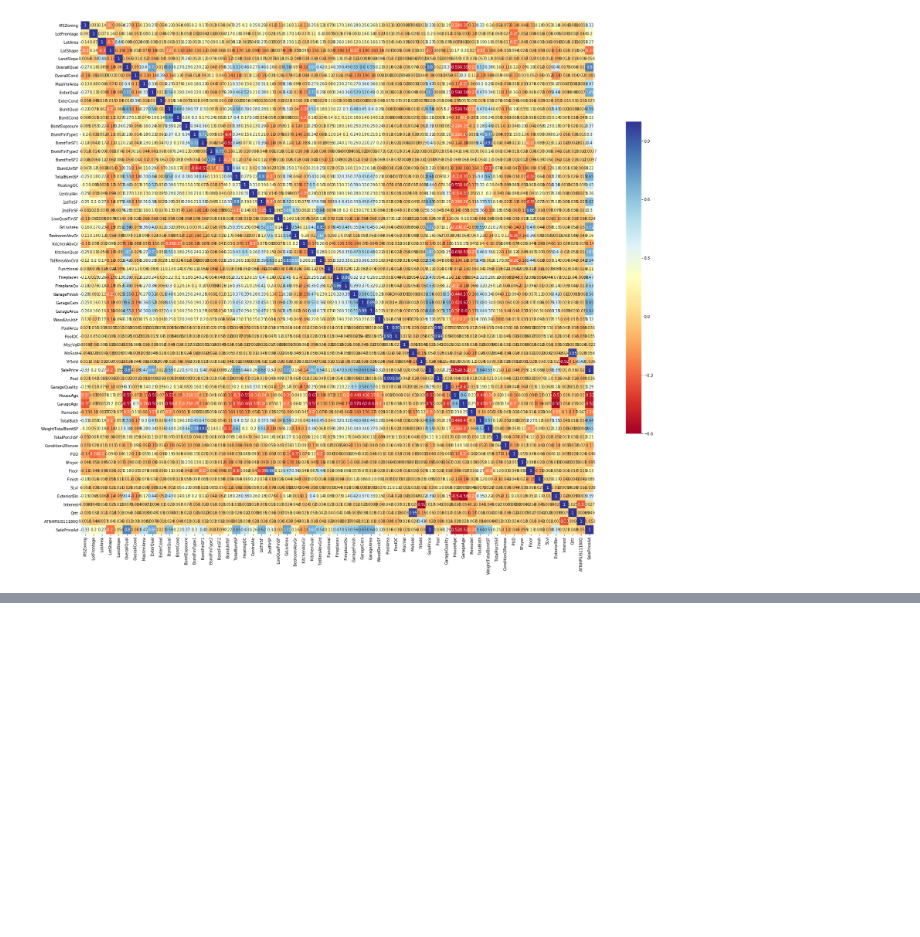
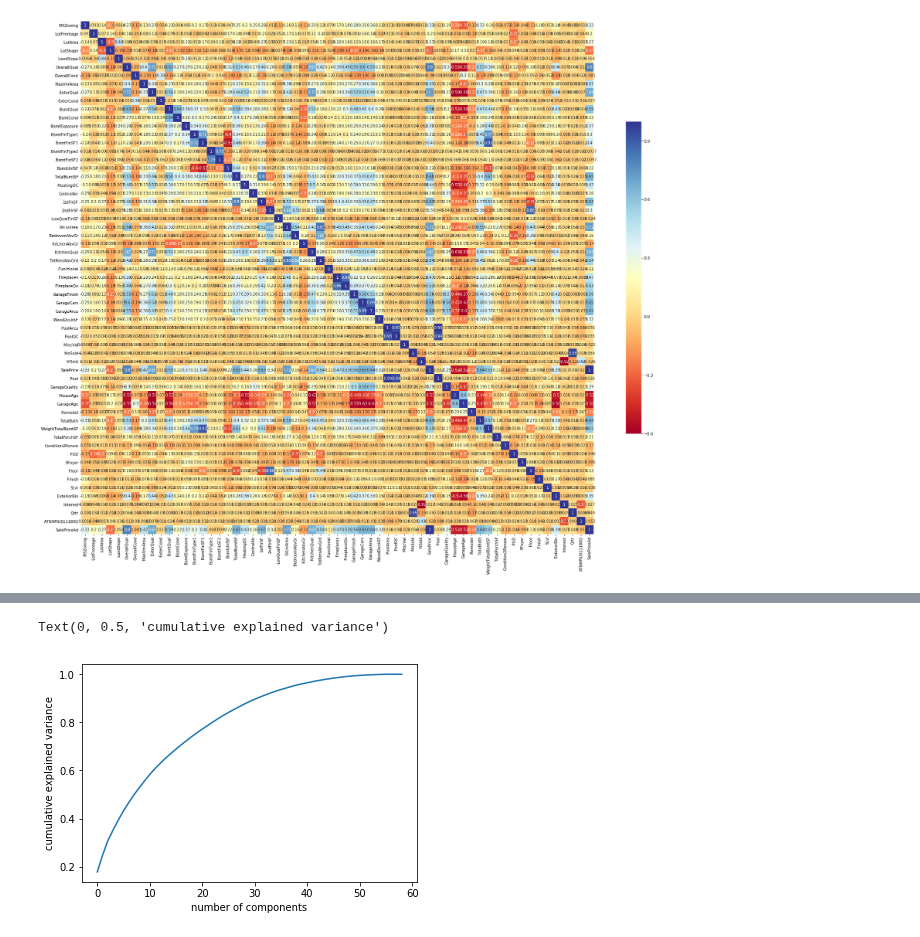
Before and after one commit to TiGaI/HousingPriceKaggleProject3, a Jupyter notebook: ames_model.ipynb, the cells around one changed output, grey strips where cells are left out. Drawn from its saved outputs; the diff is of its cells as text; code cells hidden in the pictures; blank space fills up the shorter version.

```diff
--- a/ames_model.ipynb
+++ b/ames_model.ipynb
@@ -50,0 +58,12 @@ train_num_missing
+# %%
+catTrain = train_df.loc[:, train_df.dtypes == 'object']
+list(catTrain.columns)
+
+train_full = pd.get_dummies(train_df,
+                          columns=list(catTrain.columns),
+                          drop_first=True)
+# %%
+y = train_full['SalePrice']
+y_ad = train_full['SalePriceAd']
+X = train_full.drop(['SalePrice', 'SalePriceAd'], 1)
+X.head()
@@ -107,3 +148,10 @@ cmap = sns.diverging_palette(150, 250, as_cmap=True)
 sns.heatmap(corr, cmap="RdYlBu", vmax=1, vmin=-0.6, center=0.2, square=True, linewidths=0, cbar_kws={"shrink": .5}, annot = True);
 # %% [output]
 [figure]
+# %%
+### PCA Analysis
+X_num = X.loc[:, X.dtypes != 'object']
+
+# Standardizing the features
+X_num = StandardScaler().fit_transform(X_num)   # Use StandardScaler to help you standardize the features
+X_num
@@ -109,0 +171,8 @@ sns.heatmap(corr, cmap="RdYlBu", vmax=1, vmin=-0.6, center=0.2, square=True, lin
+# %%
+pca = PCA().fit(X_num)
+plt.plot(np.cumsum(pca.explained_variance_ratio_))
+plt.xlabel('number of components')
+plt.ylabel('cumulative explained variance')
+# %% [output]
+Text(0, 0.5, 'cumulative explained variance')
+[figure, added]
```
Also changed, not shown: parts of 6 cells of this notebook.
